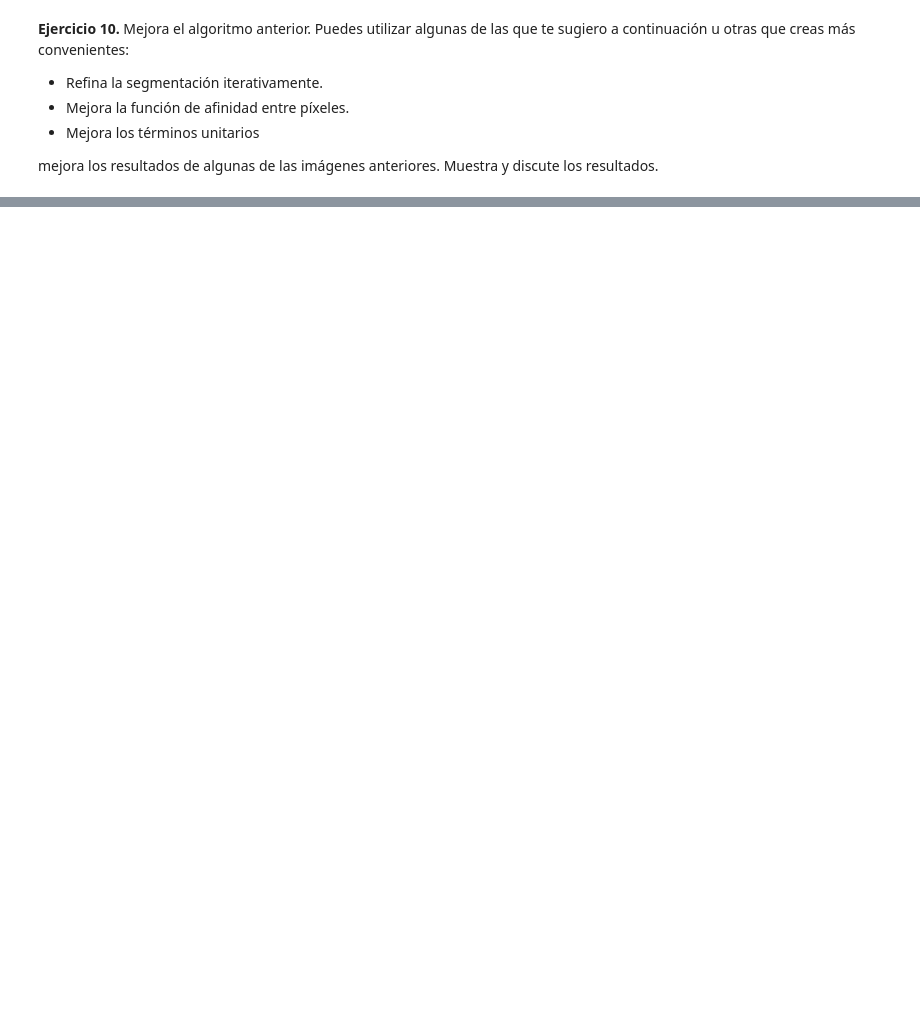
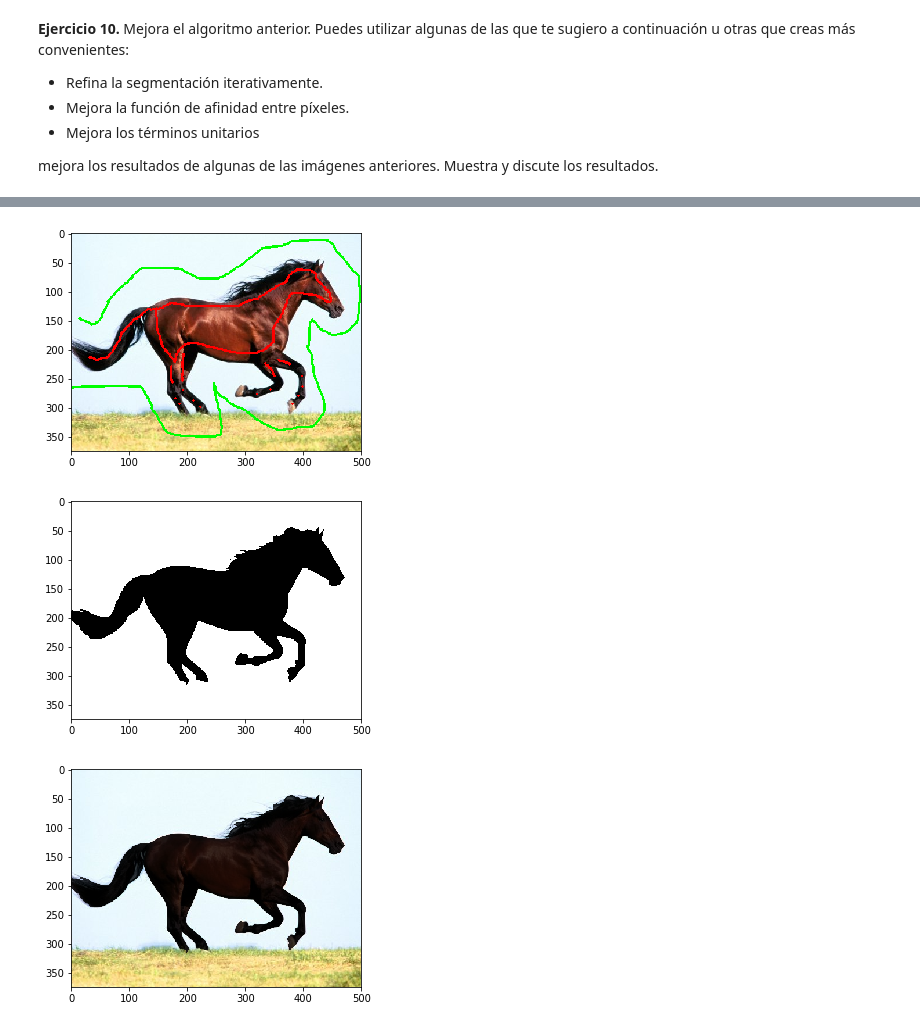
Before and after one commit to ignaciocasso/cv, a Jupyter notebook: pr1/PracticaPI2018.ipynb, the cells around one changed output, grey strips where cells are left out. Saved outputs shown, nothing was run; the diff lists cells and outputs as text; code cells hidden in the pictures; blank space fills up the shorter version.

```diff
--- a/pr1/PracticaPI2018.ipynb
+++ b/pr1/PracticaPI2018.ipynb
@@ -237,0 +489,8 @@ mejora los resultados de algunas de las imágenes anteriores. Muestra y discute
+# %%
+caballo = 'images/horse.jpg'
+
+segmentation_optim(caballo)
+# %% [output]
+[figure, added]
+[figure, added]
+[figure, added]
```
Also changed, not shown: parts of 7 cells of this notebook.
